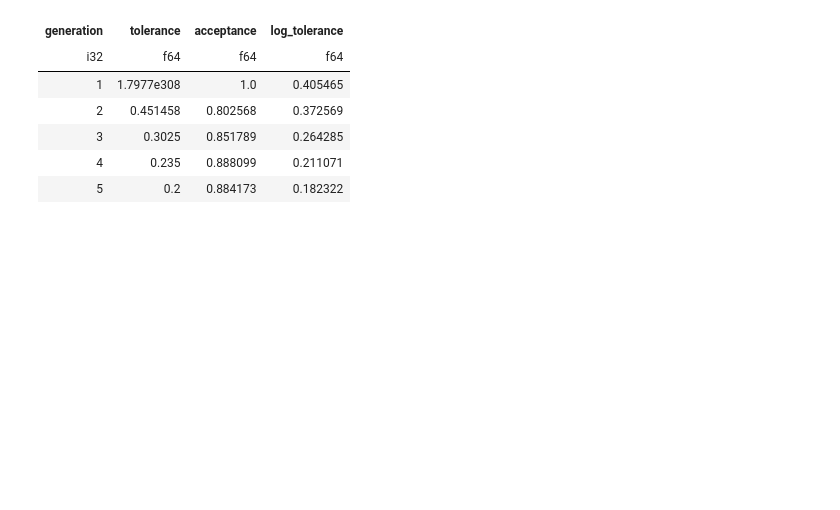
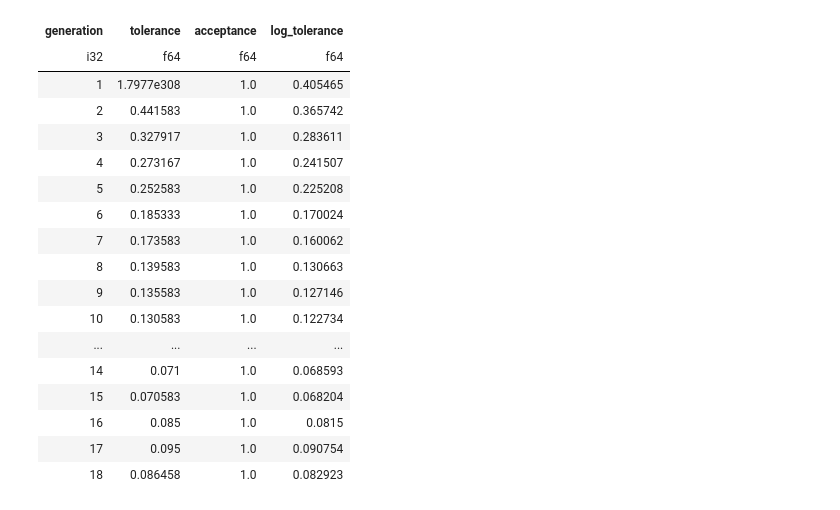
Before and after one commit to tearne/abcd, a Jupyter notebook: plot/ploy.ipynb, the cells around one changed output. Drawn from its saved outputs; the diff is of its cells as text; code cells hidden in the pictures; blank space fills up the shorter version.

```diff
--- a/plot/ploy.ipynb
+++ b/plot/ploy.ipynb
@@ -151,13 +115,24 @@ sns.FacetGrid(
 # %%
-meta_df.head()
+meta_df
 # %% [output]
 | generation | tolerance | acceptance | log_tolerance |
 | i32 | f64 | f64 | f64 |
 | 1 | 1.7977e308 | 1.0 | 0.405465 |
-| 2 | 0.451458 | 0.802568 | 0.372569 |
-| 3 | 0.3025 | 0.851789 | 0.264285 |
-| 4 | 0.235 | 0.888099 | 0.211071 |
-| 5 | 0.2 | 0.884173 | 0.182322 |
+| 2 | 0.441583 | 1.0 | 0.365742 |
+| 3 | 0.327917 | 1.0 | 0.283611 |
+| 4 | 0.273167 | 1.0 | 0.241507 |
+| 5 | 0.252583 | 1.0 | 0.225208 |
+| 6 | 0.185333 | 1.0 | 0.170024 |
+| 7 | 0.173583 | 1.0 | 0.160062 |
+| 8 | 0.139583 | 1.0 | 0.130663 |
+| 9 | 0.135583 | 1.0 | 0.127146 |
+| 10 | 0.130583 | 1.0 | 0.122734 |
+| ... | ... | ... | ... |
+| 14 | 0.071 | 1.0 | 0.068593 |
+| 15 | 0.070583 | 1.0 | 0.068204 |
+| 16 | 0.085 | 1.0 | 0.0815 |
+| 17 | 0.095 | 1.0 | 0.090754 |
+| 18 | 0.086458 | 1.0 | 0.082923 |
 # %%
 # sns.set_theme()
 fig, ax = plt.subplots(figsize=(12,6))
```
Also changed, not shown: parts of 6 cells of this notebook, 4 other files.
